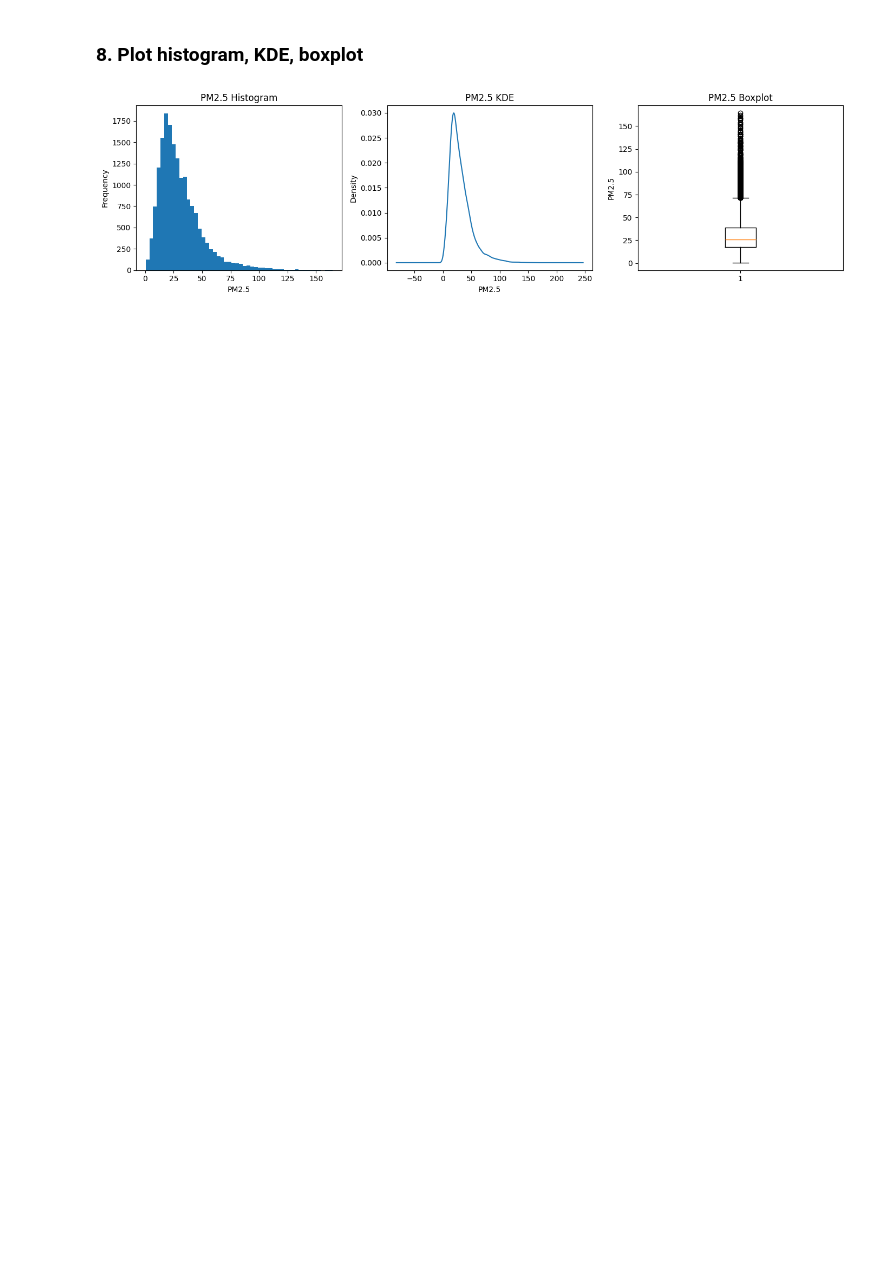
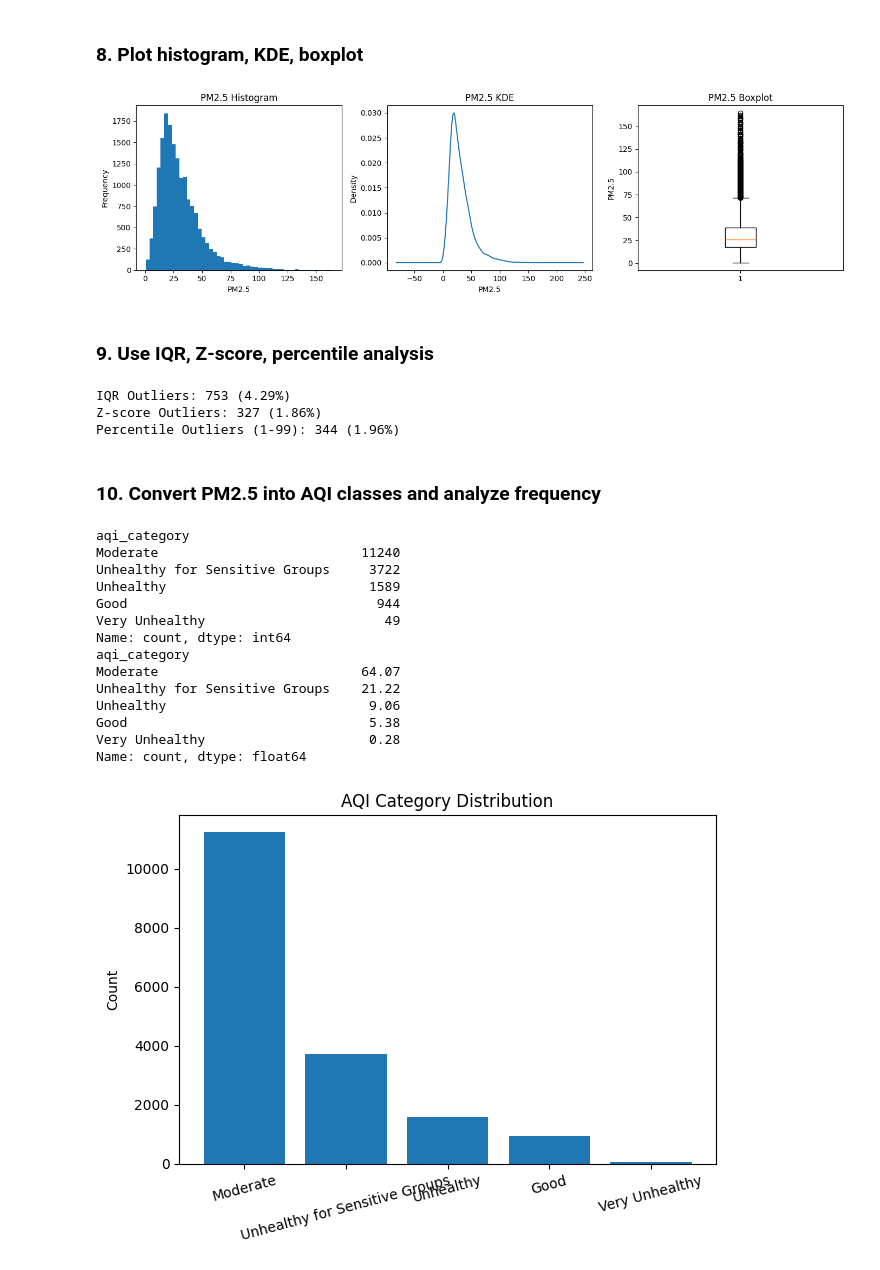
Before and after one commit to adarsha-7/pm25-forecasting, a Jupyter notebook: notebooks/eda/phase_2/7_to_12.ipynb, the cells around one changed output. Drawn from its saved outputs; the diff is of its cells as text; code cells hidden in the pictures; blank space fills up the shorter version.

```diff
--- a/notebooks/eda/phase_2/7_to_12.ipynb
+++ b/notebooks/eda/phase_2/7_to_12.ipynb
@@ -45,3 +45,75 @@ plt.tight_layout()
 plt.show()
 # %% [output]
 [figure]
+# %% [markdown]
+### 9. Use IQR, Z-score, percentile analysis
+# %%
+# IQR
+Q1 = data['pm2_5'].quantile(0.25)
+Q3 = data['pm2_5'].quantile(0.75)
+IQR = Q3 - Q1
+iqr_outliers = data[(data['pm2_5'] < Q1 - 1.5*IQR) | (data['pm2_5'] > Q3 + 1.5*IQR)]
+print(f"IQR Outliers: {len(iqr_outliers)} ({len(iqr_outliers)/len(data)*100:.2f}%)")
+
+# Z-score
+z_scores = (data['pm2_5'] - data['pm2_5'].mean()) / data['pm2_5'].std()
+zscore_outliers = data[z_scores.abs() > 3]
+print(f"Z-score Outliers: {len(zscore_outliers)} ({len(zscore_outliers)/len(data)*100:.2f}%)")
+
+# Percentile
+p1  = data['pm2_5'].quantile(0.01)
+p99 = data['pm2_5'].quantile(0.99)
+pct_outliers = data[(data['pm2_5'] < p1) | (data['pm2_5'] > p99)]
+print(f"Percentile Outliers (1-99): {len(pct_outliers)} ({len(pct_outliers)/len(data)*100:.2f}%)")
+# %% [output]
+IQR Outliers: 753 (4.29%)
+Z-score Outliers: 327 (1.86%)
+Percentile Outliers (1-99): 344 (1.96%)
+# %% [markdown]
+### 10. Convert PM2.5 into AQI classes and analyze frequency
+# %%
+# this AQI classes is based on the global standard defined by the United States Environmental Protection Agency (US EPA)
+def pm25_to_aqi_category(pm):
+    if pm < 0:
+        return 'Invalid concentration'
+    elif pm <= 9.0:
+        return 'Good'
+    elif pm <= 35.4:
+        return 'Moderate'
+    elif pm <= 55.4:
+        return 'Unhealthy for Sensitive Groups'
+    elif pm <= 125.4:
+        return 'Unhealthy'
+    elif pm <= 225.4:
+        return 'Very Unhealthy'
+    else:
+        return 'Hazardous'
+
+data['aqi_category'] = data['pm2_5'].apply(pm25_to_aqi_category)
+
+counts = data['aqi_category'].value_counts()
+print(counts)
+print((counts / len(data) * 100).round(2))
+
+plt.bar(counts.index, counts.values)
+plt.title('AQI Category Distribution')
+plt.ylabel('Count')
+plt.xticks(rotation=15)
+plt.tight_layout()
+plt.show()
+# %% [output]
+aqi_category
+Moderate                          11240
+Unhealthy for Sensitive Groups     3722
+Unhealthy                          1589
+Good                                944
+Very Unhealthy                       49
+Name: count, dtype: int64
+aqi_category
+Moderate                          64.07
+Unhealthy for Sensitive Groups    21.22
+Unhealthy                          9.06
+Good                               5.38
+Very Unhealthy                     0.28
+Name: count, dtype: float64
+[figure, added]
```
Also changed, not shown: parts of 3 cells of this notebook.
